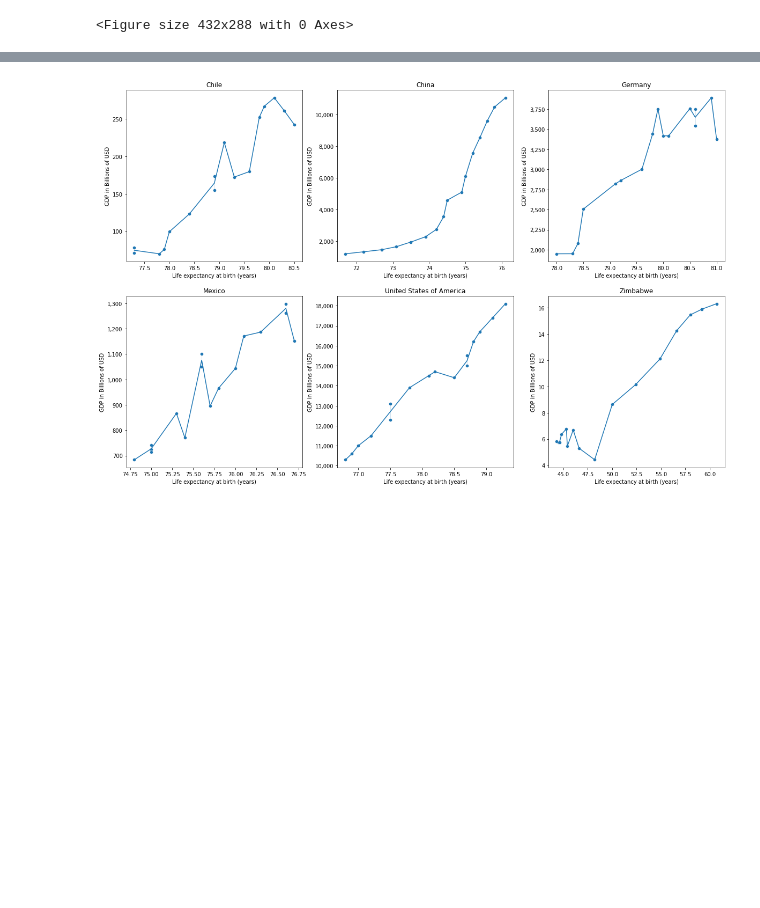
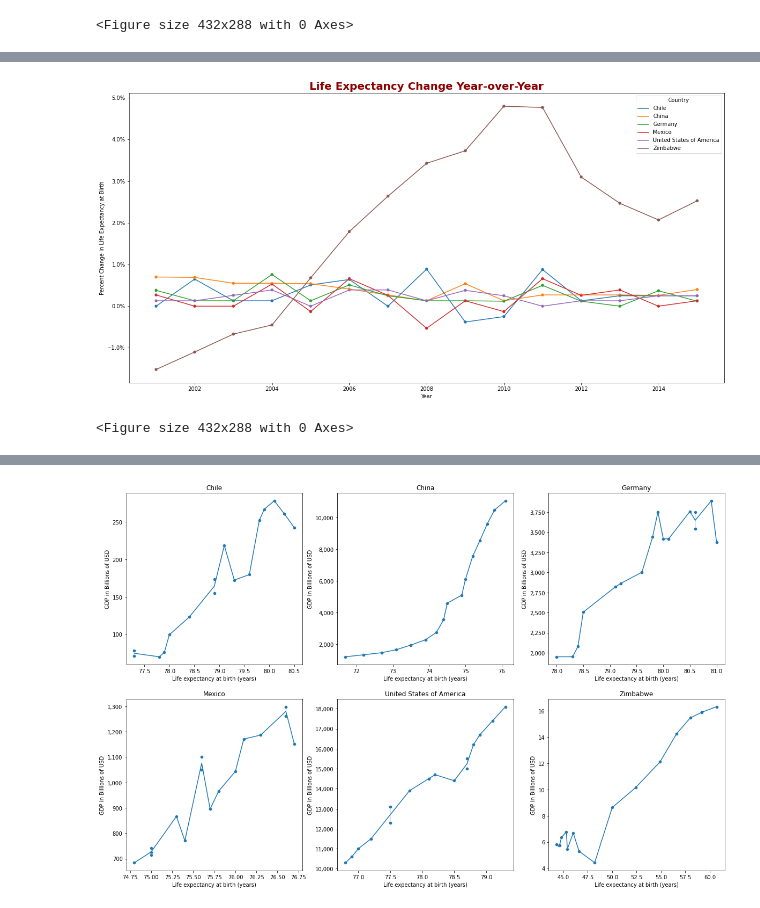
Before and after one commit to egecalay/Life-Expectancy-and-GDP, a Jupyter notebook: life_expectancy_gdp.ipynb, the cells around one changed output, grey strips where cells are left out. Saved outputs shown, nothing was run; the diff lists cells and outputs as text; code cells hidden in the pictures; blank space fills up the shorter version.

```diff
--- a/life_expectancy_gdp.ipynb
+++ b/life_expectancy_gdp.ipynb
@@ -271,0 +279,24 @@ result
+# %%
+#Overall Percent Change in LEB for All Countries Graph
+
+
+plt.figure(figsize=(20,10))
+
+data = df.iloc[:,2:].pct_change().round(4)*100
+data.columns = ['LEAB_Pct_Change','GDP_Pct_Change']
+data_result = pd.concat([df, data],axis=1)
+
+sns.scatterplot(x='Year', y='LEAB_Pct_Change', data=result_total, hue='Country', legend= False)
+lplt_ax= sns.lineplot(x='Year', y='LEAB_Pct_Change', data=result_total, hue='Country')
+plt.ylabel('Percent Change in Life Expectancy at Birth')
+fmt = '%.0f%%' # Format  the ticks, e.g. '40%'
+lplt_ax.yaxis.set_major_formatter(mtick.PercentFormatter())
+plt.title('Life Expectancy Change Year-over-Year', color=  'darkred', weight= 'semibold',size= 20)
+
+plt.savefig('Life Expectancy Change Year over Year.png')
+plt.show()
+plt.clf()
+#result_total[result_total.Country == 'Zimbabwe'] #This was testing to see the initial change value in the rows for Zimbabwe
+# %% [output]
+[figure, added]
+<Figure size 432x288 with 0 Axes>
```
Also changed, not shown: parts of 11 cells of this notebook.
